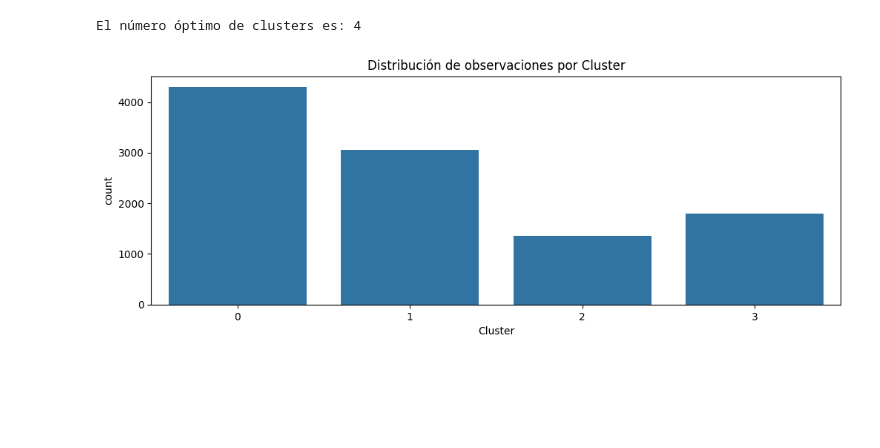
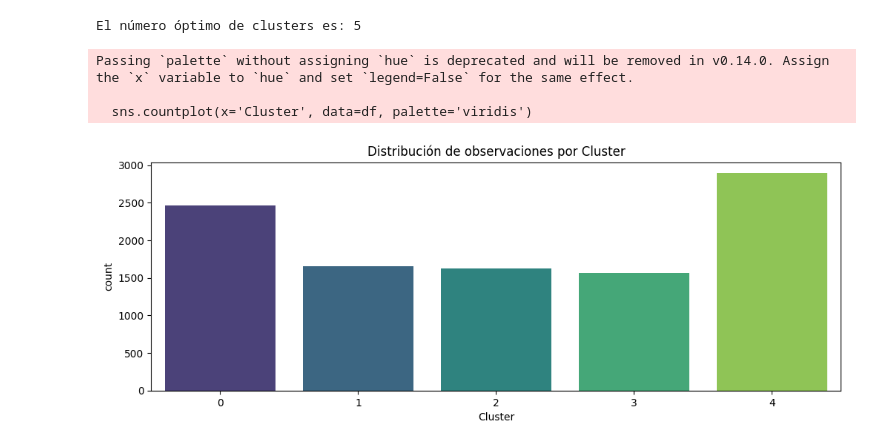
Before and after one commit to Nachosanchezz/Caso02_PCA, a Jupyter notebook: src/02_PCA.ipynb, the cells around one changed output. Saved outputs shown, nothing was run; the diff lists cells and outputs as text; code cells hidden in the pictures; blank space fills up the shorter version.

```diff
--- a/src/02_PCA.ipynb
+++ b/src/02_PCA.ipynb
@@ -20,13 +22,15 @@ df.head()
 5 rows × 26 columns
 # %%
-# Seleccionar solo las columnas numéricas (excluyendo ID y categóricas ya codificadas)
-numeric_cols = ['Edad', 'Ingresos_anuales_brutos', 'Experiencia_laboral', 'Gasto_medio_mensual_cuota', 'Dias_cliente', 'Digital_encuesta', 'Family_Size']
-X = df[numeric_cols]
+columnas = []
+X = df.copy()
 
-
+variables_continuas =  ['Edad', 'Experiencia_laboral', 'Gastoscore', 'Family_Size', 'Generacion', 'Ingresos_anuales_brutos', 'Digital_encuesta', 'Gasto_medio_mensual_cuota']
+Variables_binarias = [
+    'Genero']
+X = df[variables_continuas + Variables_binarias]
 from sklearn.decomposition import PCA
 pca = PCA(n_components=2) # Selección de componentes principales para explicar el 95% de la varianza.
 X_pca = pca.fit_transform(X)
 
-print(f"Número de componentes seleccionados para explicar el 95% de la varianza: {pca.n_components_}")
+print(f"Número de componentes principales: {pca.n_components_}")
 # %% [output]
@@ -103,15 +76,18 @@ Silhouette Score para k=10: 0.4056
 # %%
-clusters = 4 # Número óptimo de clusters determinado visualmente.
+clusters = 5 # Número óptimo de clusters determinado visualmente.
 print(f"El número óptimo de clusters es: {clusters}")
 # %% [output]
-El número óptimo de clusters es: 4
+El número óptimo de clusters es: 5
 # %%
 kmeans = KMeans(n_clusters=clusters, random_state=42)
 df['Cluster'] = kmeans.fit_predict(X_pca)
 # %%
 plt.figure(figsize=(12, 4))
-sns.countplot(x='Cluster', data=df)
+sns.countplot(x='Cluster', data=df, palette='viridis')
 plt.title('Distribución de observaciones por Cluster')
 plt.show()
 # %% [output]
+Passing `palette` without assigning `hue` is deprecated and will be removed in v0.14.0. Assign the `x` variable to `hue` and set `legend=False` for the same effect.
+
+  sns.countplot(x='Cluster', data=df, palette='viridis')
-[figure, old version]
+[figure, new version]
```
Also changed, not shown: parts of 17 cells of this notebook, 1 other file.
